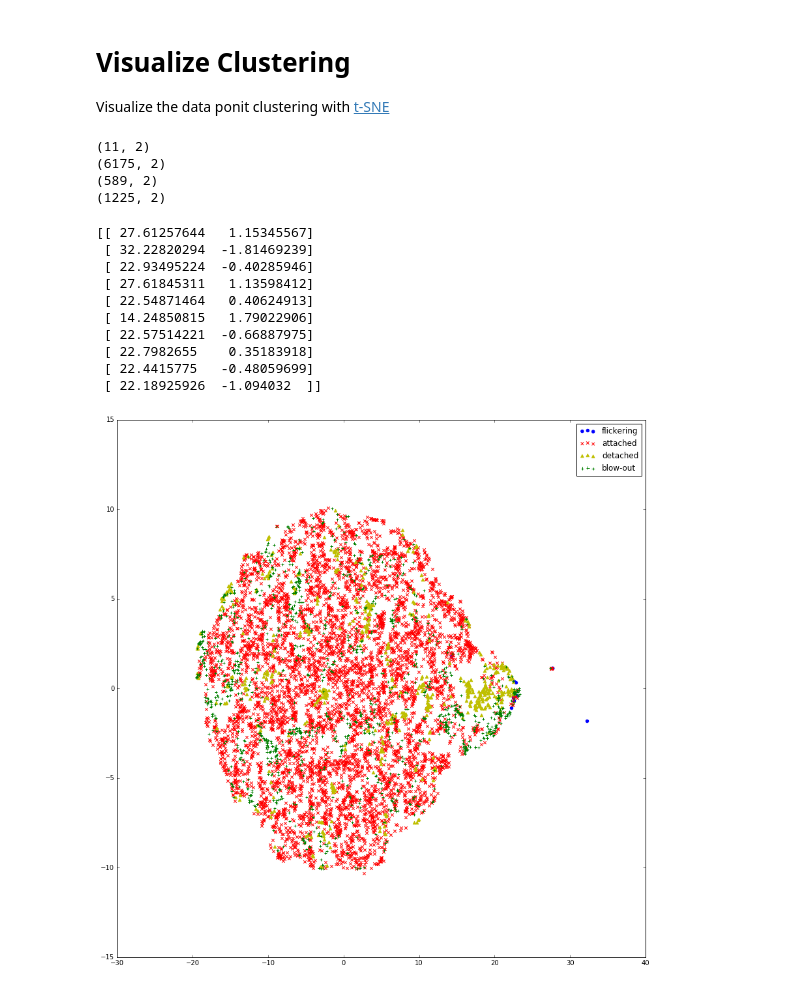
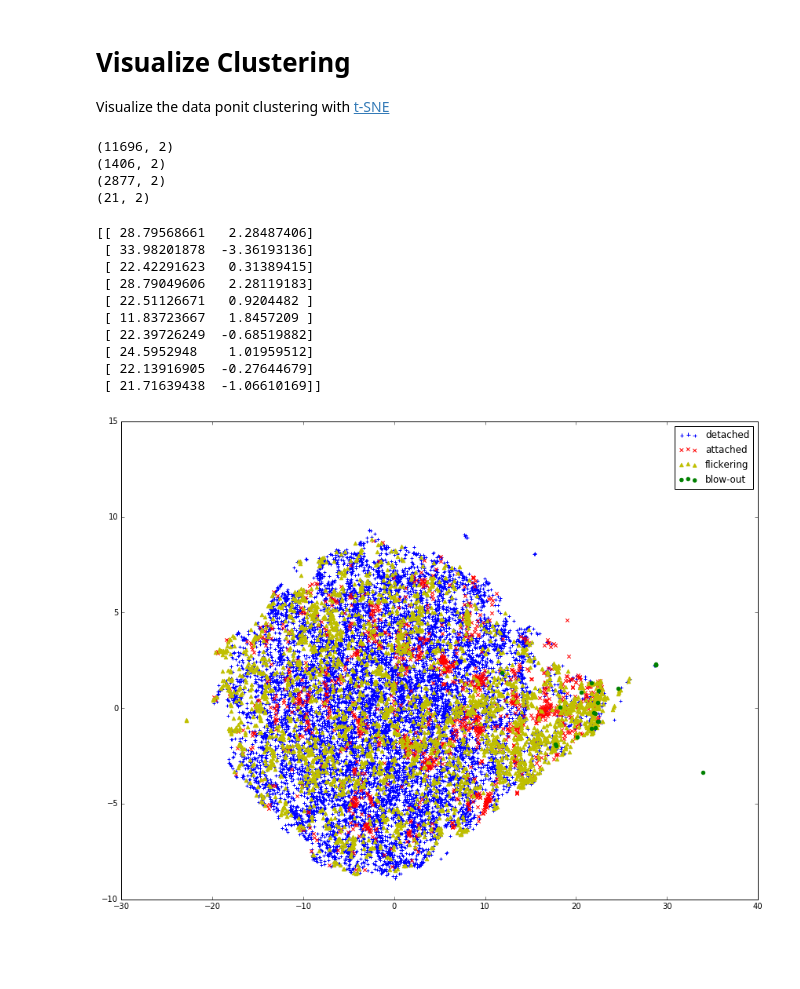
Before and after one commit to Engineero/burner_analysis, a Jupyter notebook: notebooks/tensorflow_workbook.ipynb, the cells around one changed output. Drawn from its saved outputs; the diff is of its cells as text; code cells hidden in the pictures; blank space fills up the shorter version.

```diff
--- a/notebooks/tensorflow_workbook.ipynb
+++ b/notebooks/tensorflow_workbook.ipynb
@@ -527,39 +527,39 @@ Visualize the data ponit clustering with [t-SNE][1]
 
 [1]: http://lvdmaaten.github.io/tsne/
 # %%
-fname = os.path.join('..', 'Processed', 'tSNE_processed_8000.pickle')
+fname = os.path.join('..', 'Processed', 'tSNE_processed_16000.pickle')
 dataset = pickle.load(open(fname, 'rb'))
 keys = dataset.keys()
 for key in keys:
     print(dataset[key].shape)
 # %% [output]
-(11, 2)
-(6175, 2)
-(589, 2)
-(1225, 2)
+(11696, 2)
+(1406, 2)
+(2877, 2)
+(21, 2)
 # %%
 print(dataset['emb3'][:10, :])
 # %% [output]
-[[ 27.61257644   1.15345567]
- [ 32.22820294  -1.81469239]
- [ 22.93495224  -0.40285946]
- [ 27.61845311   1.13598412]
- [ 22.54871464   0.40624913]
- [ 14.24850815   1.79022906]
- [ 22.57514221  -0.66887975]
- [ 22.7982655    0.35183918]
- [ 22.4415775   -0.48059699]
- [ 22.18925926  -1.094032  ]]
+[[ 28.79568661   2.28487406]
+ [ 33.98201878  -3.36193136]
+ [ 22.42291623   0.31389415]
+ [ 28.79049606   2.28119183]
+ [ 22.51126671   0.9204482 ]
+ [ 11.83723667   1.8457209 ]
+ [ 22.39726249  -0.68519882]
+ [ 24.5952948    1.01959512]
+ [ 22.13916905  -0.27644679]
+ [ 21.71639438  -1.06610169]]
 # %%
 colors = ('b', 'r', 'y', 'g')
-markers = ('o', 'x', '^', '+')
-labels = ('flickering', 'attached', 'detached', 'blow-out')
-plt.figure(figsize=(12, 12))
+markers = ('+', 'x', '^', 'o')
+labels = ('detached', 'attached', 'flickering', 'blow-out')
+plt.figure(figsize=(12, 9))
 for key, color, marker in zip(keys, colors, markers):
     if dataset[key].shape[0] > 0:
         plt.scatter(dataset[key][:, 0], dataset[key][:, 1], marker=marker, color=color)
 plt.legend(labels)
 plt.tight_layout()
 plt.show()
 # %% [output]
-[figure, old version]
+[figure, new version]
```
